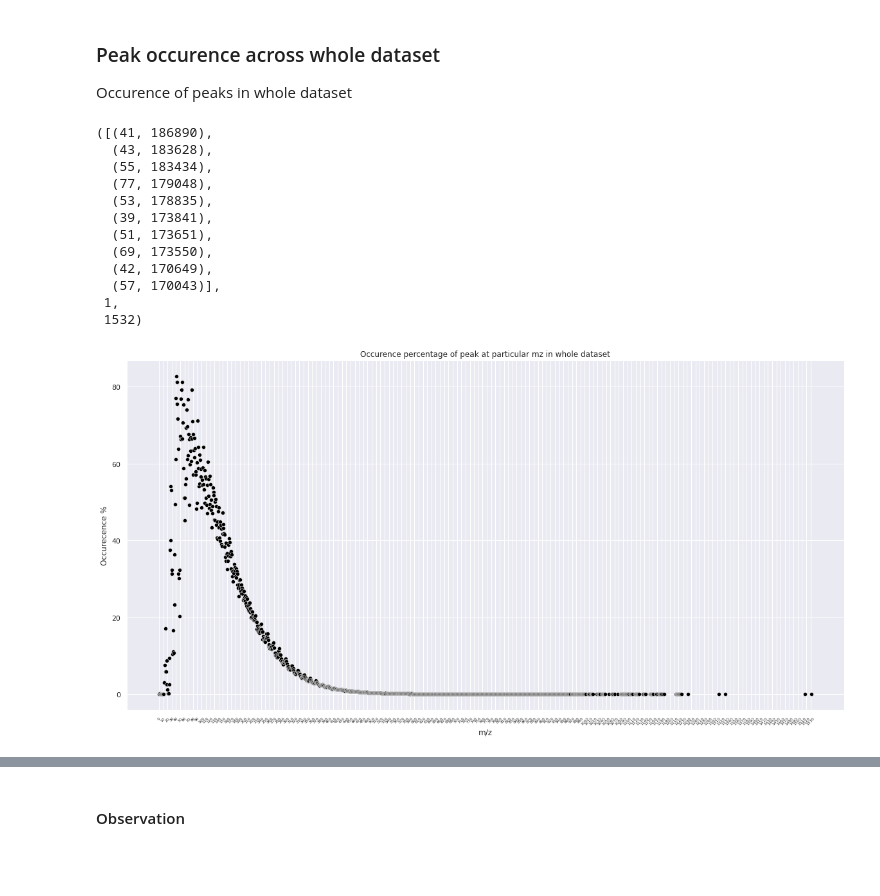
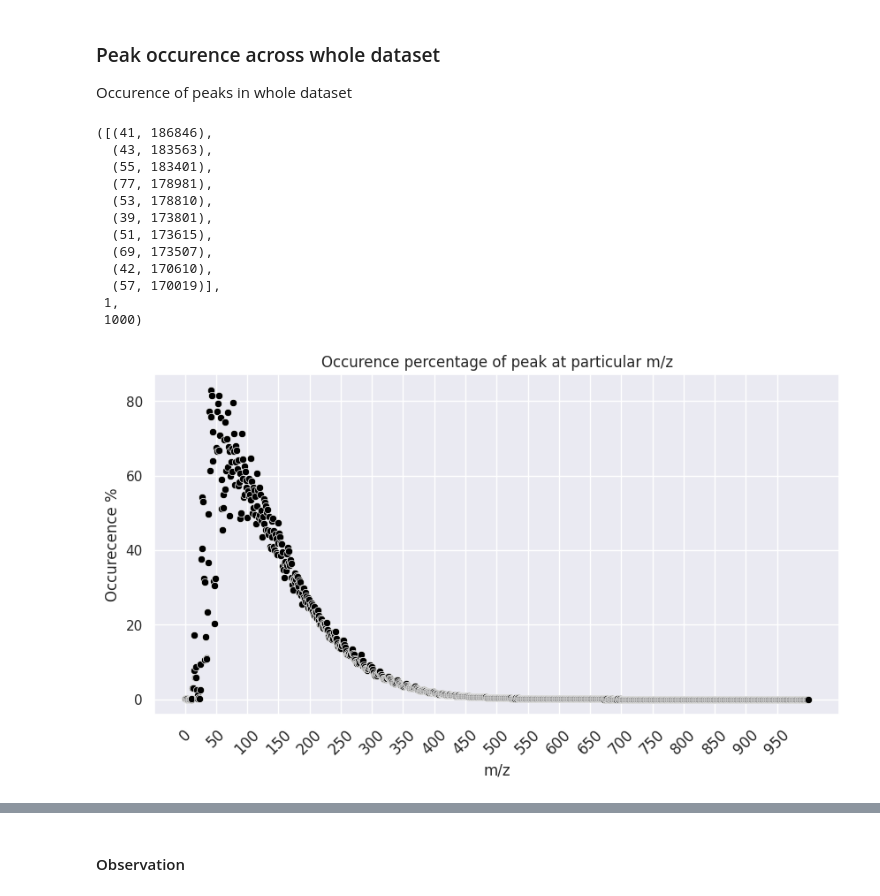
Before and after one commit to michal-stary/missing-peaks-prediction, a Jupyter notebook: explore_data.ipynb, the cells around one changed output, grey strips where cells are left out. Drawn from its saved outputs; the diff is of its cells as text; code cells hidden in the pictures; blank space fills up the shorter version.

```diff
--- a/explore_data.ipynb
+++ b/explore_data.ipynb
@@ -64,0 +47,13 @@ data = [*load_from_msp(data_path)]
+# %%
+base = "data"
+dataset = "nist"
+kind = "de_novo"
+
+data_train_path =f"{base}/{dataset}/{kind}/train.msp"
+data_val_path =f"{base}/{dataset}/{kind}/val.msp"
+data_test_path =f"{base}/{dataset}/{kind}/test.msp"
+
+max_mz = 1001
+
+%load_ext autoreload
+%autoreload 2
@@ -65,3 +77,14 @@ data = [*load_from_msp(data_path)]
+# %%
+def get_spectra(path):
+    # Load data from MSP file and apply filters
+    spectrums = [spectrum_processing(s, min_rel_int=None) for s in load_from_msp(path)]
+    # Omit spectrums that didn't qualify for analysis
+    spectrums = [s for s in spectrums if s is not None]
+    # Create spectrum documents
+    return spectrums
+data = get_spectra(data_train_path)
+# spectrums_val = get_spectra(data_val_path)
+# spectrums_test = get_spectra(data_test_path)
 # %%
 data[19].peaks.mz, data[19].peaks.intensities
 # %% [output]
@@ -72,5 +95,0 @@ data[19].peaks.mz, data[19].peaks.intensities
-# %%
-# normalize intensities
-data = [normalize_intensities(rec) for rec in data]
-
-data[19].peaks.mz, data[19].peaks.intensities
@@ -183,24 +196,26 @@ all_, occurences = get_occurence(data)
 locations, counts = np.array(sorted(zip(occurences.keys(), occurences.values() ), key=lambda x: x[0])).T
 occurences.most_common(10),  min(all_), max(all_)
 # %% [output]
-([(41, 186890),
-  (43, 183628),
-  (55, 183434),
-  (77, 179048),
-  (53, 178835),
-  (39, 173841),
-  (51, 173651),
-  (69, 173550),
-  (42, 170649),
-  (57, 170043)],
+([(41, 186846),
+  (43, 183563),
+  (55, 183401),
+  (77, 178981),
+  (53, 178810),
+  (39, 173801),
+  (51, 173615),
+  (69, 173507),
+  (42, 170610),
+  (57, 170019)],
  1,
- 1532)
+ 1000)
 # %%
-plt.figure(figsize=(20, 10))
+plt.figure(figsize=(10, 5))
+# fig, (ax1, ax2) = plt.subplots(1,2)
 ax = sns.scatterplot(x=locations, y=counts/len(data)*100, color="black")
-plt.xticks(ticks=np.arange(0,max(locations),10), fontsize=6, rotation=45)
-plt.title("Occurence percentage of peak at particular mz in whole dataset")
+plt.xticks(ticks=np.arange(0,1000,50), fontsize=12, rotation=45)
+plt.title("Occurence percentage of peak at particular m/z")
 ax.set(ylabel='Occurecence %', xlabel='m/z')
-None
+
+plt.savefig("figures/dataset/occurence.pdf", bbox_inches='tight')
 # %% [output]
-[figure, old version]
+[figure, new version]
```
Also changed, not shown: parts of 34 cells of this notebook, 18 other files.
